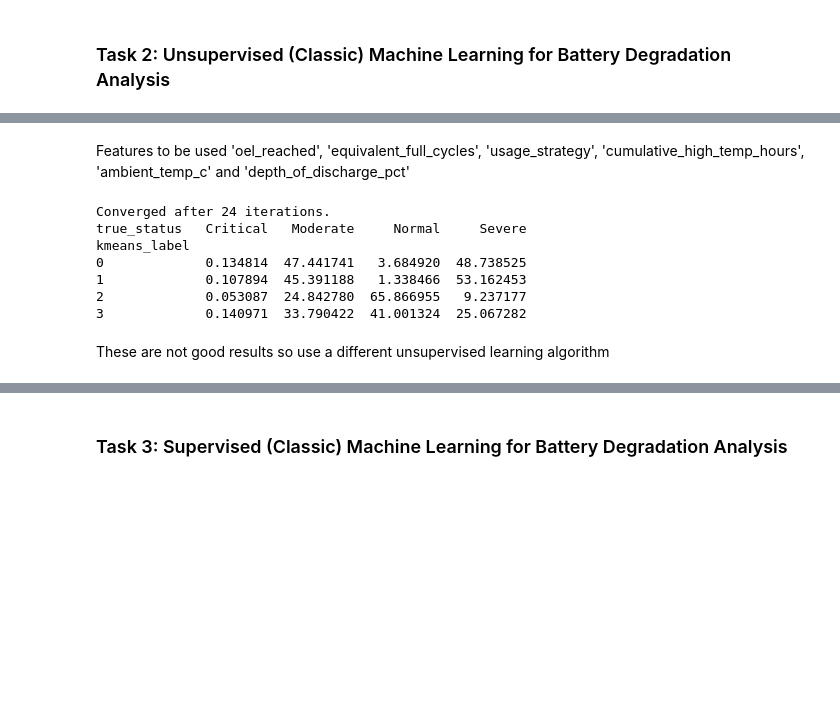
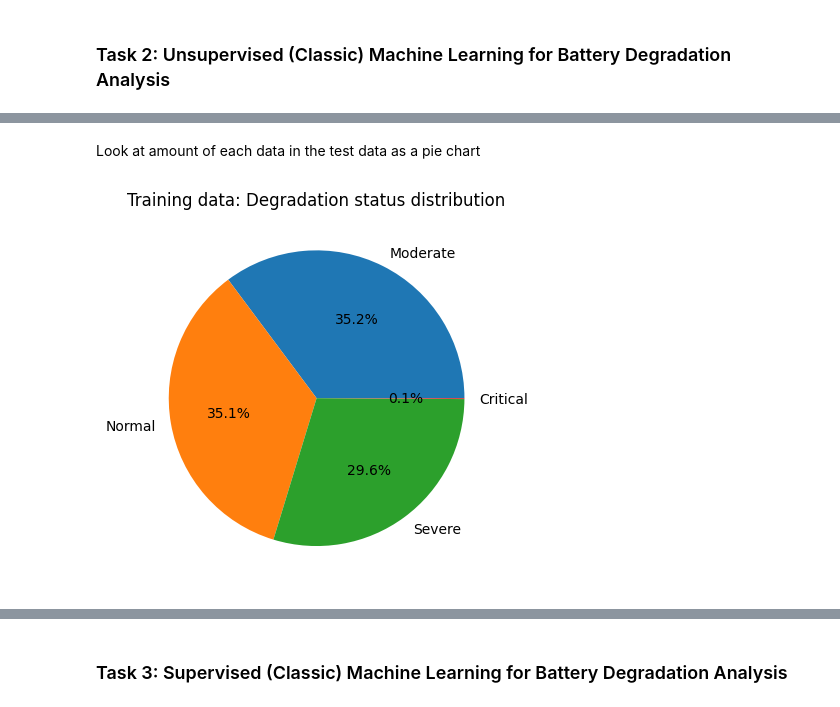
Before and after one commit to leolin25/predicting_battery_useful_life, a Jupyter notebook: cs342-coursework.ipynb, the cells around one changed output, grey strips where cells are left out. Cells and saved outputs as stored; diff of their text form; code cells hidden in the pictures; blank space fills up the shorter version.

Commit message:
added unsupervised learning improvements

```diff
--- a/cs342-coursework.ipynb
+++ b/cs342-coursework.ipynb
@@ -186,63 +167,0 @@ Test k-means with standardised features
-# %% [markdown]
-Features to be used 'oel_reached', 'equivalent_full_cycles', 'usage_strategy', 'cumulative_high_temp_hours', 'ambient_temp_c' and 'depth_of_discharge_pct'
-# %%
-# note that features should be standardised before using this function
-def kmeans(X, k, max_iters=20, random_state=0):
-    n_samples = X.shape[0]
-
-    np.random.seed(random_state)
-
-    # initialize centroid by picking k random data points
-    indices = np.random.choice(n_samples, k, replace=False)
-    centroids = X[indices]
-
-    for iteration in range(max_iters):
-        # calculate distances and assign points to closest centroid
-        distances = cdist(X, centroids, metric='euclidean') # cdist is more computationally cheaper than using linalg
-        labels = np.argmin(distances, axis=1)
-
-        # update
-        new_centroids = np.array([X[labels == j].mean(axis=0) if np.any(labels == j) else centroids[j] for j in range(k)])
-
-        # Check for convergence
-        if np.allclose(centroids, new_centroids):
-            print(f'Converged after {iteration} iterations.')
-            break
-        centroids = new_centroids
-
-    return centroids, labels
-
-# get data about battery ids in training data
-training_df = battery_data.merge(training_data, on='battery_id', how='inner')
-training_df['usage_strategy'] = training_df['usage_strategy'].map({'Conservative': 1, 'Balanced': 2, 'Fast-Charge Heavy': 3, 'Aggressive': 4})
-X = training_df[['equivalent_full_cycles', 'usage_strategy', 'cumulative_high_temp_hours', 'ambient_temp_c', 'depth_of_discharge_pct']]
-X_array = np.asarray(X, dtype=float)
-
-# standardize the features
-X_mean = np.mean(X_array, axis=0)
-X_std = np.std(X_array, axis=0)
-X_standardized = (X_array - X_mean) / (X_std)
-
-centroids, labels = kmeans(X_standardized, k=4, max_iters=50, random_state=42)
-
-# assign each kmeans label to degradation status that is most common to the label
-results = pd.DataFrame({'kmeans_label': labels, 'true_status': training_df['degradation_status']})
-
-# Calculate the percentage distribution of statuses within each cluster
-cluster_proportions = pd.crosstab(
-    index=results['kmeans_label'],
-    columns=results['true_status'],
-    normalize='index'
-) * 100
-
-print(cluster_proportions)
-# %% [output]
-Converged after 24 iterations.
-true_status   Critical   Moderate     Normal     Severe
-kmeans_label
-0             0.134814  47.441741   3.684920  48.738525
-1             0.107894  45.391188   1.338466  53.162453
-2             0.053087  24.842780  65.866955   9.237177
-3             0.140971  33.790422  41.001324  25.067282
-# %% [markdown]
-These are not good results so use a different unsupervised learning algorithm
@@ -248,0 +179,12 @@ These are not good results so use a different unsupervised learning algorithm
+# %% [markdown]
+Look at amount of each data in the test data as a pie chart
+# %%
+training_df['degradation_status'].value_counts().plot(
+    kind='pie',
+    autopct='%1.1f%%'
+)
+plt.title('Training data: Degradation status distribution')
+plt.savefig('deg_pie_char.png')
+plt.show()
+# %% [output]
+[figure, added]
```
Also changed, not shown: parts of 8 cells of this notebook, 2 other files.
